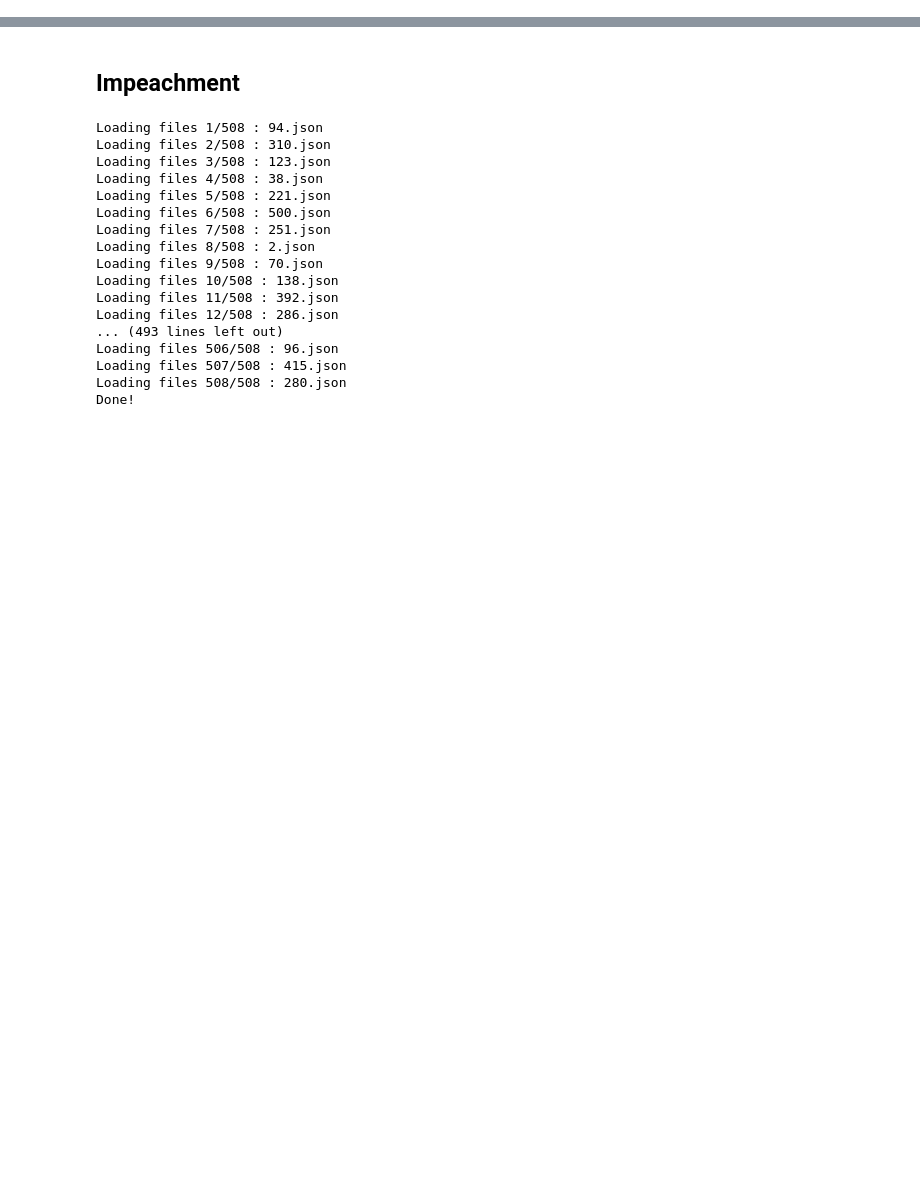
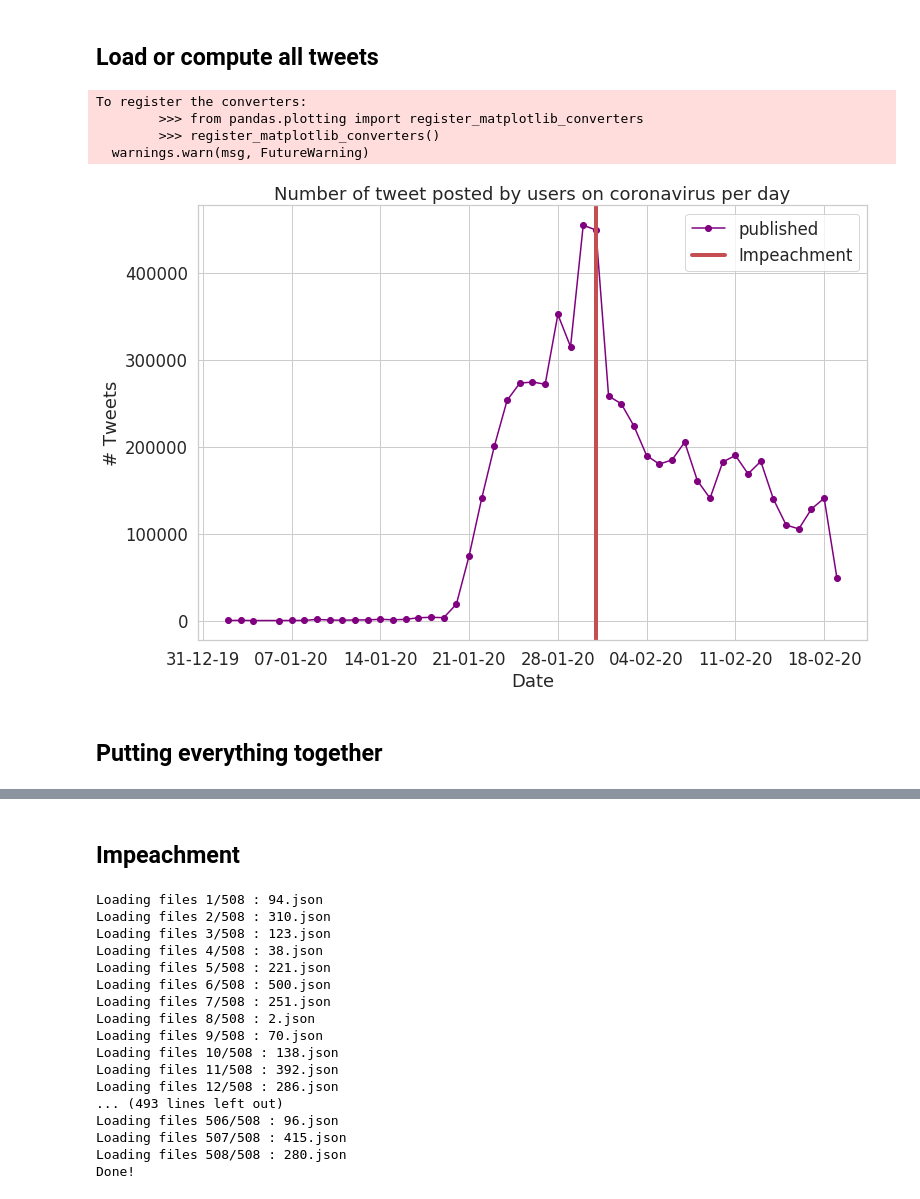
Before and after one commit to JRappaz/Panorama, a Jupyter notebook: notebooks/COVID.ipynb, the cells around one changed output, grey strips where cells are left out. Drawn from its saved outputs; the diff is of its cells as text; code cells hidden in the pictures; blank space fills up the shorter version.

```diff
--- a/notebooks/COVID.ipynb
+++ b/notebooks/COVID.ipynb
@@ -68,0 +87,28 @@ all_data['published'] = pd.to_datetime(all_data['published'], infer_datetime_for
+# %% [markdown]
+## Load or compute all tweets
+# %%
+RELOAD = False
+
+DATA_PATH = "/mnt/datastore/data/coronavirus"
+OUTPUT_PATH = "/mnt/datastore/data/tweets_users.csv"
+MEDIAS_PATH = "/mnt/datastore/data/top_twitter_medias.csv"
+medias_accounts = pd.read_csv("/mnt/datastore/data/top_twitter_medias.csv", header=None)
+
+if RELOAD:
+    cor_tweets_users = aggregateTweets(DATA_PATH, authorsFilter=medias_accounts[0], authorsFilterKeep=False, columnsFilter="published", savePath=OUTPUT_PATH)
+    cor_tweets_users = countByDay(cor_tweets_users, 'published')
+    cor_tweets_users.to_csv("/mnt/datastore/data/tweets_users_per_day.csv", encoding='utf-8')
+else:
+    cor_tweets_users_per_day = pd.read_csv("/mnt/datastore/data/tweets_users_per_day.csv")
+    cor_tweets_users_per_day['date'] = pd.to_datetime(cor_tweets_users_per_day['date'], infer_datetime_format=True)
+# %%
+plotTweetPerDay(cor_tweets_users_per_day[cor_tweets_users_per_day['date'] > "2020-01-01"], "Number of tweet posted by users on coronavirus per day", 1,
+               vertical_line_x="2020-01-31", vertical_line_label="Impeachment")
+# %% [output]
+To register the converters:
+        >>> from pandas.plotting import register_matplotlib_converters
+        >>> register_matplotlib_converters()
+  warnings.warn(msg, FutureWarning)
+[figure, added]
+# %% [markdown]
+## Putting everything together
```
Also changed, not shown: parts of 30 cells of this notebook, 1 other file.
